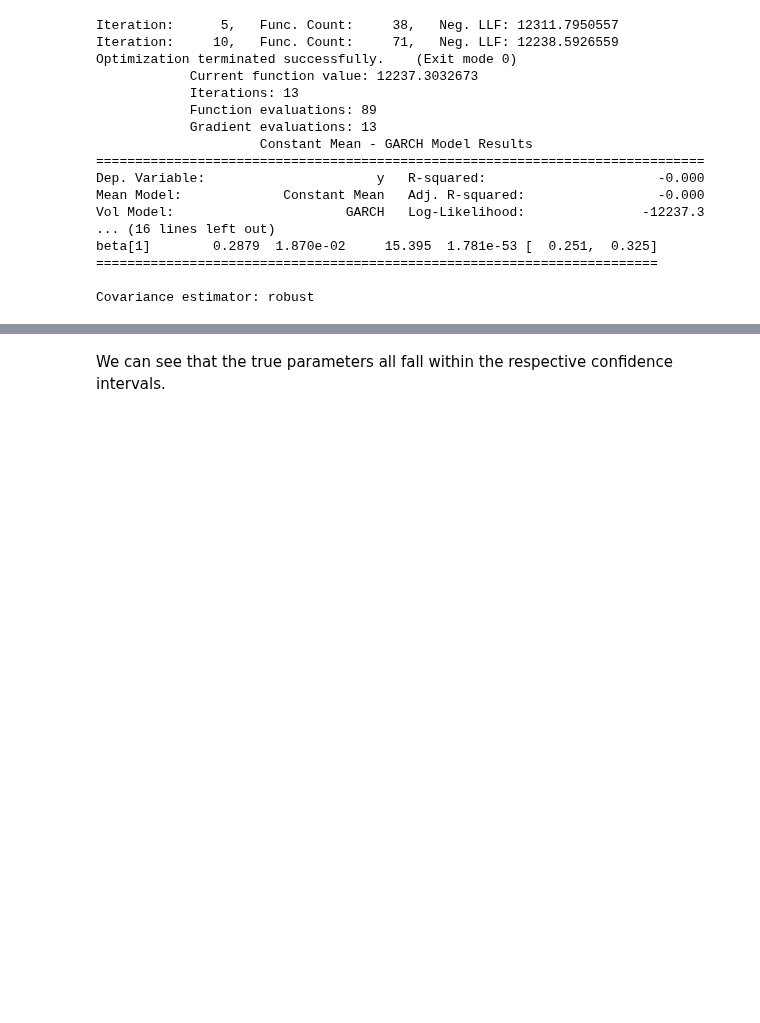
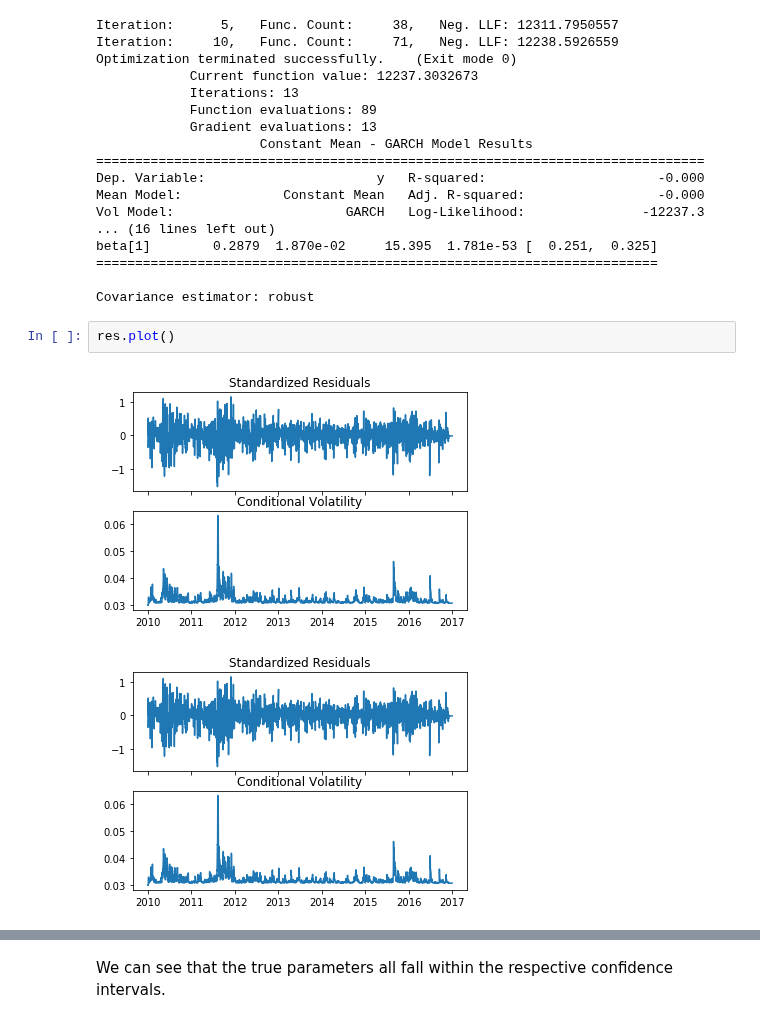
Before and after one commit to Auquan/Tutorials, a Jupyter notebook: Time Series Analysis - 4.ipynb, the cells around one changed output, grey strips where cells are left out. Cells and saved outputs as stored; diff of their text form; blank space fills up the shorter version.

```diff
--- a/Time Series Analysis - 4.ipynb
+++ b/Time Series Analysis - 4.ipynb
@@ -209,3 +202,8 @@ beta[1]        0.2879  1.870e-02     15.395  1.781e-53 [  0.251,  0.325]
 ========================================================================
 
 Covariance estimator: robust
+# %%
+res.plot()
+# %% [output]
+[figure, added]
+[figure, added]
```
Also changed, not shown: parts of 16 cells of this notebook.
